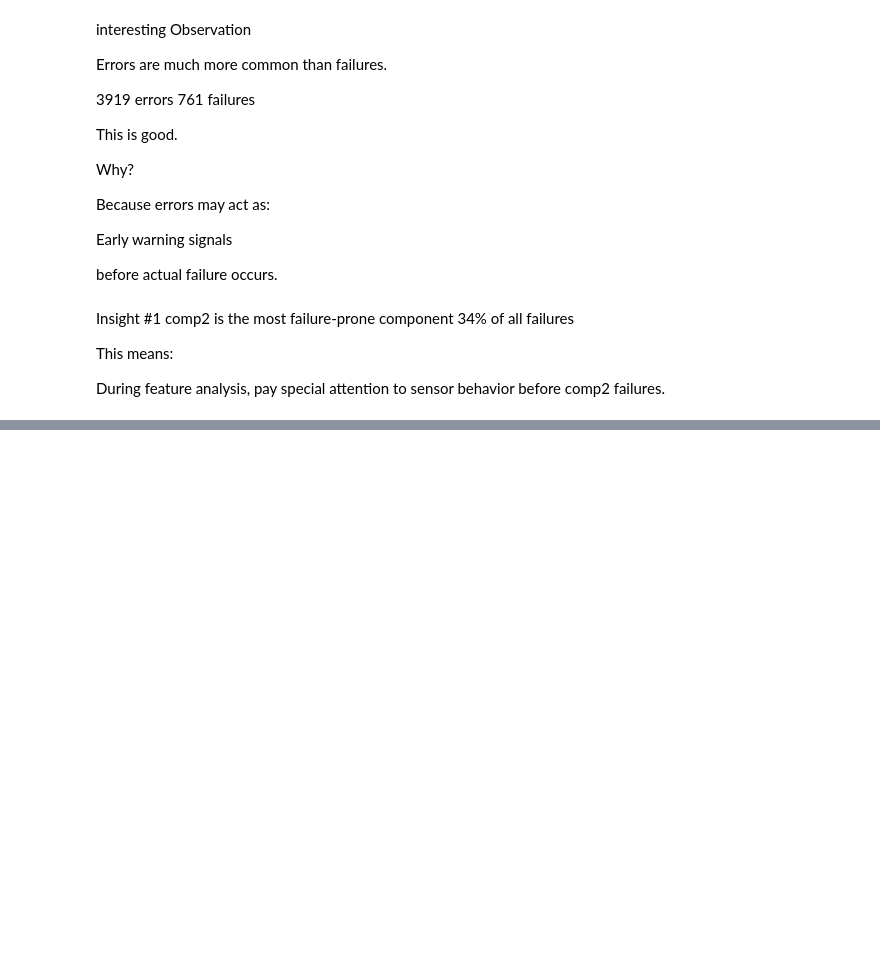
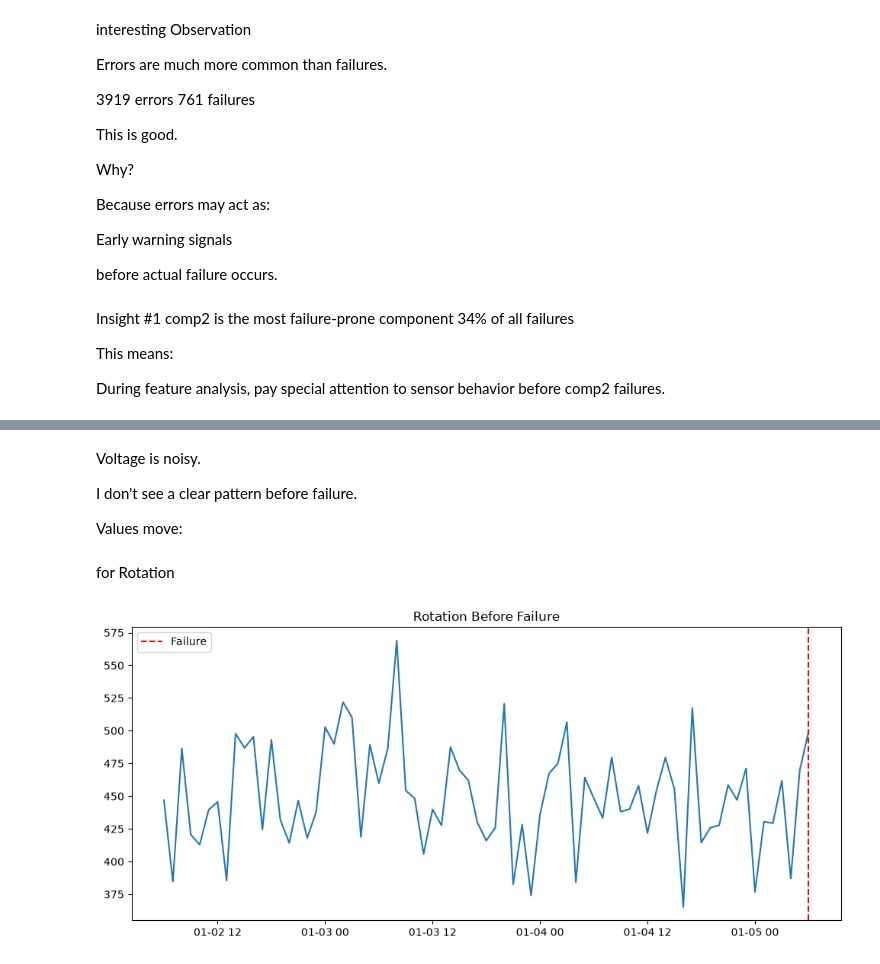
Before and after one commit to BharathkumarK19/Advanced-Predictive-Maintenance, a Jupyter notebook: notebooks/01_data_understanding.ipynb, the cells around one changed output, grey strips where cells are left out. Saved outputs shown, nothing was run; the diff lists cells and outputs as text; code cells hidden in the pictures; blank space fills up the shorter version.

```diff
--- a/notebooks/01_data_understanding.ipynb
+++ b/notebooks/01_data_understanding.ipynb
@@ -277,0 +415,32 @@ During feature analysis, pay special attention to sensor behavior before comp2 f
+# %% [markdown]
+Voltage is noisy.
+
+I don't see a clear pattern before failure.
+
+Values move:
+# %% [markdown]
+for Rotation
+# %%
+plt.figure(figsize=(12,5))
+
+plt.plot(
+    window["datetime"],
+    window["rotate"]
+)
+
+plt.axvline(
+    failure_time,
+    color="red",
+    linestyle="--",
+    label="Failure"
+)
+
+plt.legend()
+
+plt.title(
+    "Rotation Before Failure"
+)
+
+plt.show()
+# %% [output]
+[figure, added]
```
Also changed, not shown: parts of 13 cells of this notebook.
